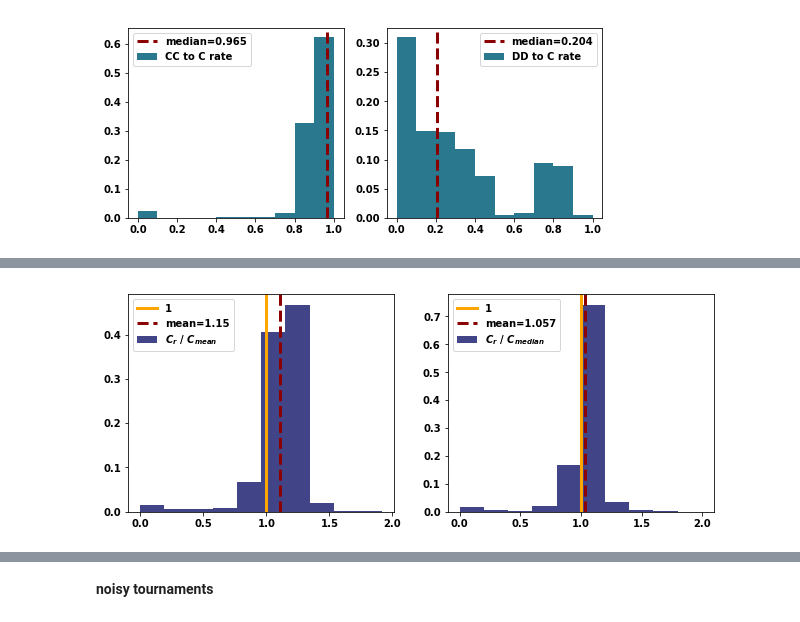
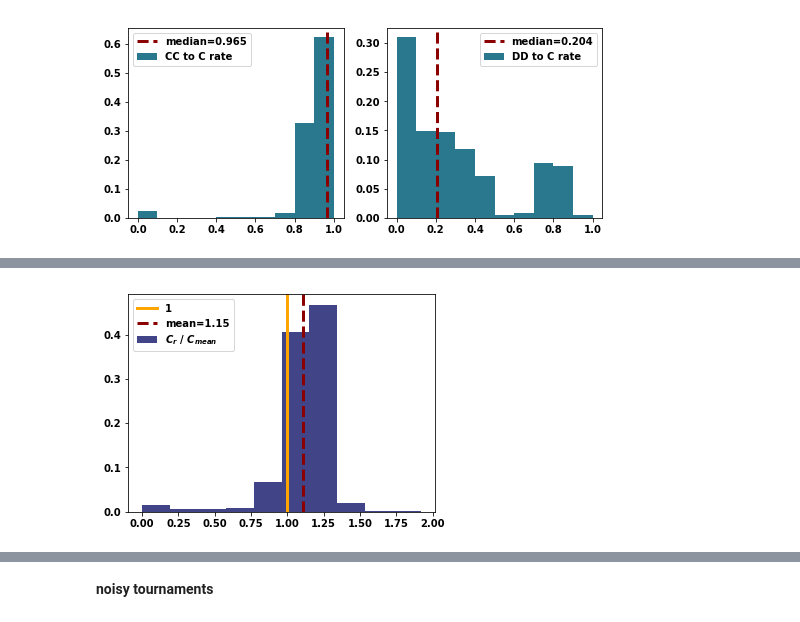
Before and after one commit to Nikoleta-v3/meta-analysis-of-prisoners-dilemma-tournaments, a Jupyter notebook: nbs/5. Discussion.ipynb, the cells around one changed output, grey strips where cells are left out. Saved outputs shown, nothing was run; the diff lists cells and outputs as text; code cells hidden in the pictures.

```diff
--- a/nbs/5. Discussion.ipynb
+++ b/nbs/5. Discussion.ipynb
@@ -43,3 +45,19 @@ for i, rate in enumerate(['CC_to_C_rate', 'DD_to_C_rate']):
 fig.savefig('../images/rates_of_winners_in_standard_tournaments.pdf', bbox_inches='tight')
 # %% [output]
 [figure]
+# %%
+fig, axes = plt.subplots(nrows=1, ncols=2, figsize=(8.5, 3.5))
+
+for i, rate in enumerate(['CD_to_C_rate', 'DC_to_C_rate']):
+
+    values = winners[rate]
+    weights = np.ones_like(values) / float(len(values))
+    axes[i].hist(values, weights=weights, color=color_c, label=rate.replace('_', ' '))
+    axes[i].axvline(
+        np.median(values),
+        color="darkred",
+        linestyle="dashed",
+        linewidth=3,
+        label="median=%s" % round(np.median(values), 3),
+    )
+    axes[i].legend();
@@ -46,26 +66,26 @@ fig.savefig('../images/rates_of_winners_in_standard_tournaments.pdf', bbox_inche
 # %%
-fig, axes = plt.subplots(nrows=1, ncols=2, figsize=(10.5, 4))
+fig, axes = plt.subplots(nrows=1, ncols=1, figsize=(5.5, 4))
 
-for i, rate in enumerate(['Cooperation_rating_comp_to_mean', 'Cooperation_rating_comp_to_median']):
+for i, rate in enumerate(['Cooperation_rating_comp_to_mean']):
 
     values = winners[rate]
     weights = np.ones_like(values) / float(len(values))
-    axes[i].hist(values, weights=weights, color=color, label=plot.features_labels[rate])
-    axes[i].axvline(
+    axes.hist(values, weights=weights, color=color, label=plot.features_labels[rate])
+    axes.axvline(
         1,
         color="orange",
         linewidth=3,
         label='1'
     )
-    axes[i].axvline(
+    axes.axvline(
         np.mean(values),
         color="darkred",
         linestyle="dashed",
         linewidth=3,
         label="mean=%s" % round(np.median(values), 3),
     )
-    axes[i].legend();
+    axes.legend();
 
-fig.savefig('../images/compared_to_mean_median_standard.pdf', bbox_inches='tight')
+fig.savefig('../images/compared_to_mean_standard.pdf', bbox_inches='tight')
 # %% [output]
-[figure, old version]
+[figure, new version]
```
Also changed, not shown: parts of 22 cells of this notebook, 7 other files.
